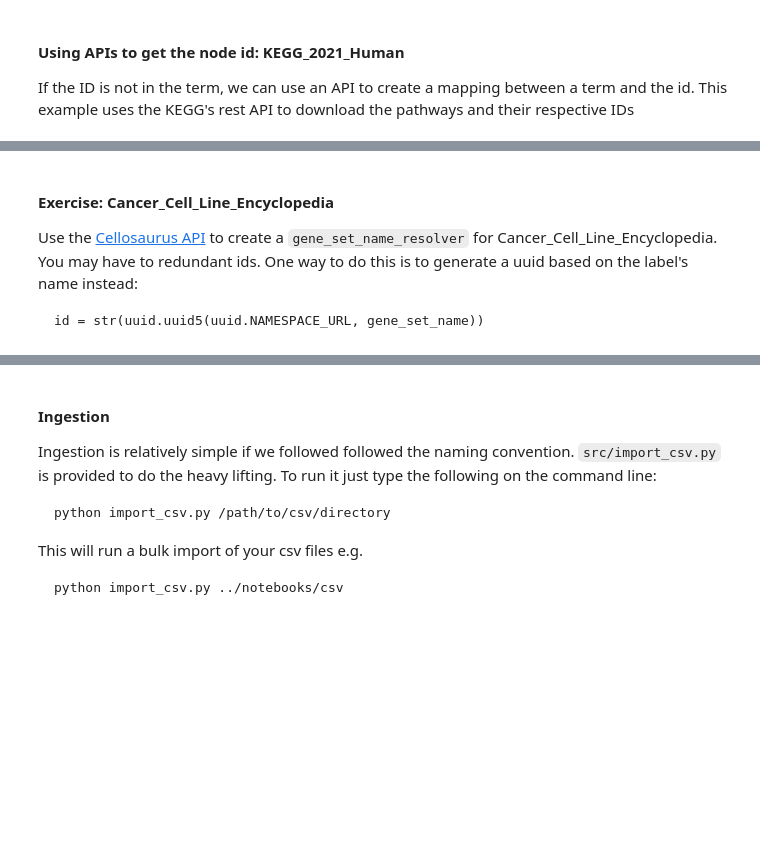
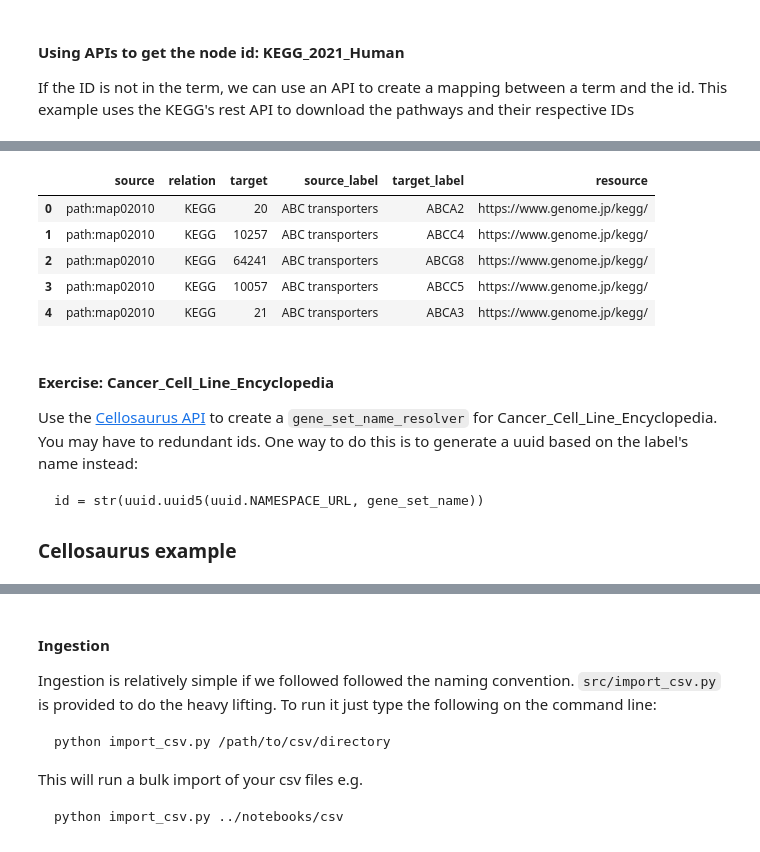
Before and after one commit to sc01619/KnowledgeGraphDemo, a Jupyter notebook: notebooks/serialization.ipynb, the cells around one changed output, grey strips where cells are left out. Cells and saved outputs as stored; diff of their text form; code cells hidden in the pictures; blank space fills up the shorter version.

````diff
--- a/notebooks/serialization.ipynb
+++ b/notebooks/serialization.ipynb
@@ -299,6 +343,18 @@ iterate_gmt(gmt, term_node, relation, gene_set_name_resolver, resource)
+# %%
+edge_df = pd.read_csv('./csv/KEGG Pathway.KEGG.Gene.edges.csv')
+edge_df.head()
+# %% [output]
+|  | source | relation | target | source_label | target_label | resource |
+| 0 | path:map02010 | KEGG | 20 | ABC transporters | ABCA2 | https://www.genome.jp/kegg/ |
+| 1 | path:map02010 | KEGG | 10257 | ABC transporters | ABCC4 | https://www.genome.jp/kegg/ |
+| 2 | path:map02010 | KEGG | 64241 | ABC transporters | ABCG8 | https://www.genome.jp/kegg/ |
+| 3 | path:map02010 | KEGG | 10057 | ABC transporters | ABCC5 | https://www.genome.jp/kegg/ |
+| 4 | path:map02010 | KEGG | 21 | ABC transporters | ABCA3 | https://www.genome.jp/kegg/ |
 # %% [markdown]
 #### Exercise: Cancer_Cell_Line_Encyclopedia
 Use the [Cellosaurus API](https://api.cellosaurus.org/) to create a `gene_set_name_resolver` for Cancer_Cell_Line_Encyclopedia. You may have to redundant ids. One way to do this is to generate a uuid based on the label's name instead:
 ```
 id = str(uuid.uuid5(uuid.NAMESPACE_URL, gene_set_name))
 ```
+
+### Cellosaurus example
````
Also changed, not shown: parts of 15 cells of this notebook, 3 other files.
